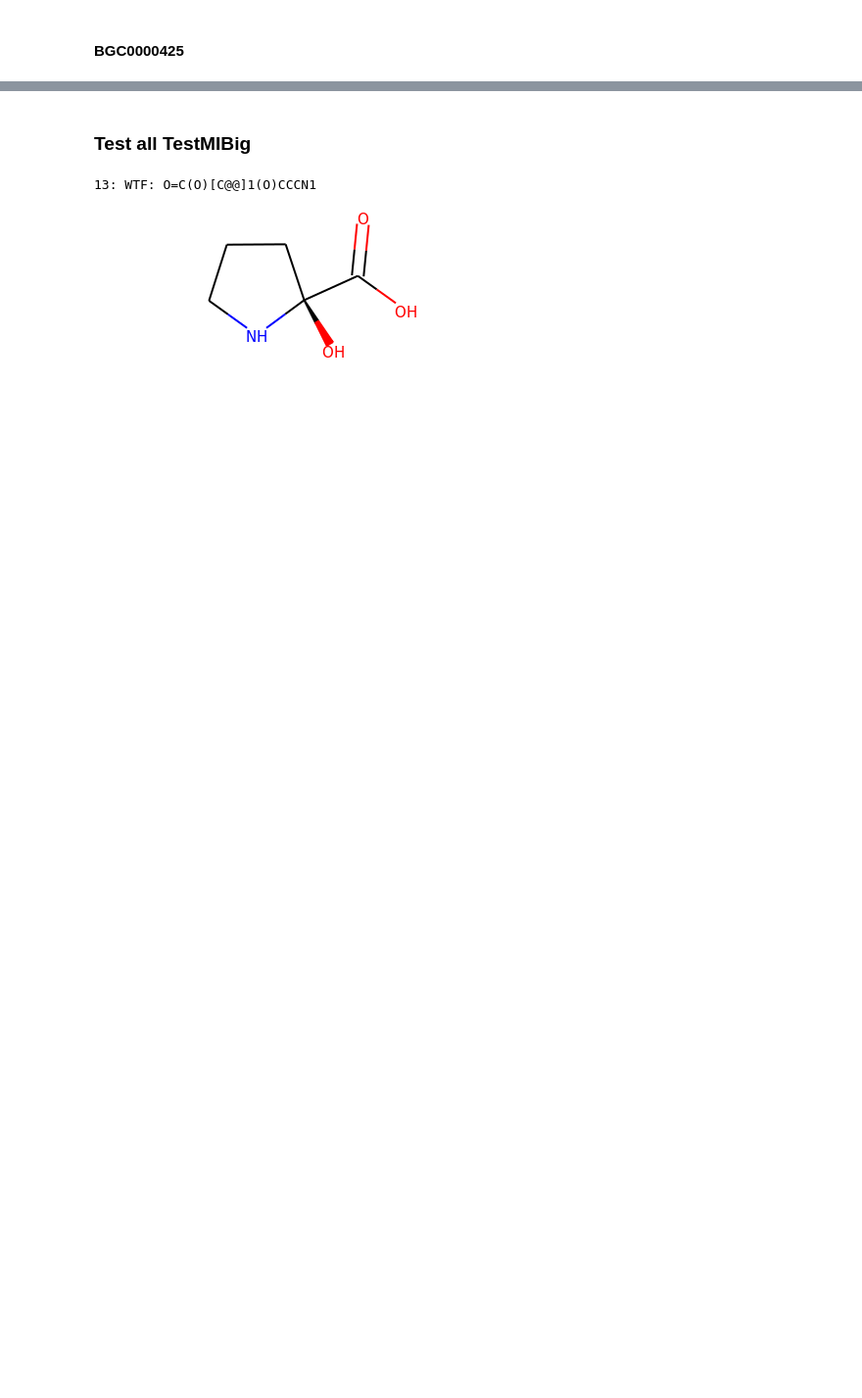
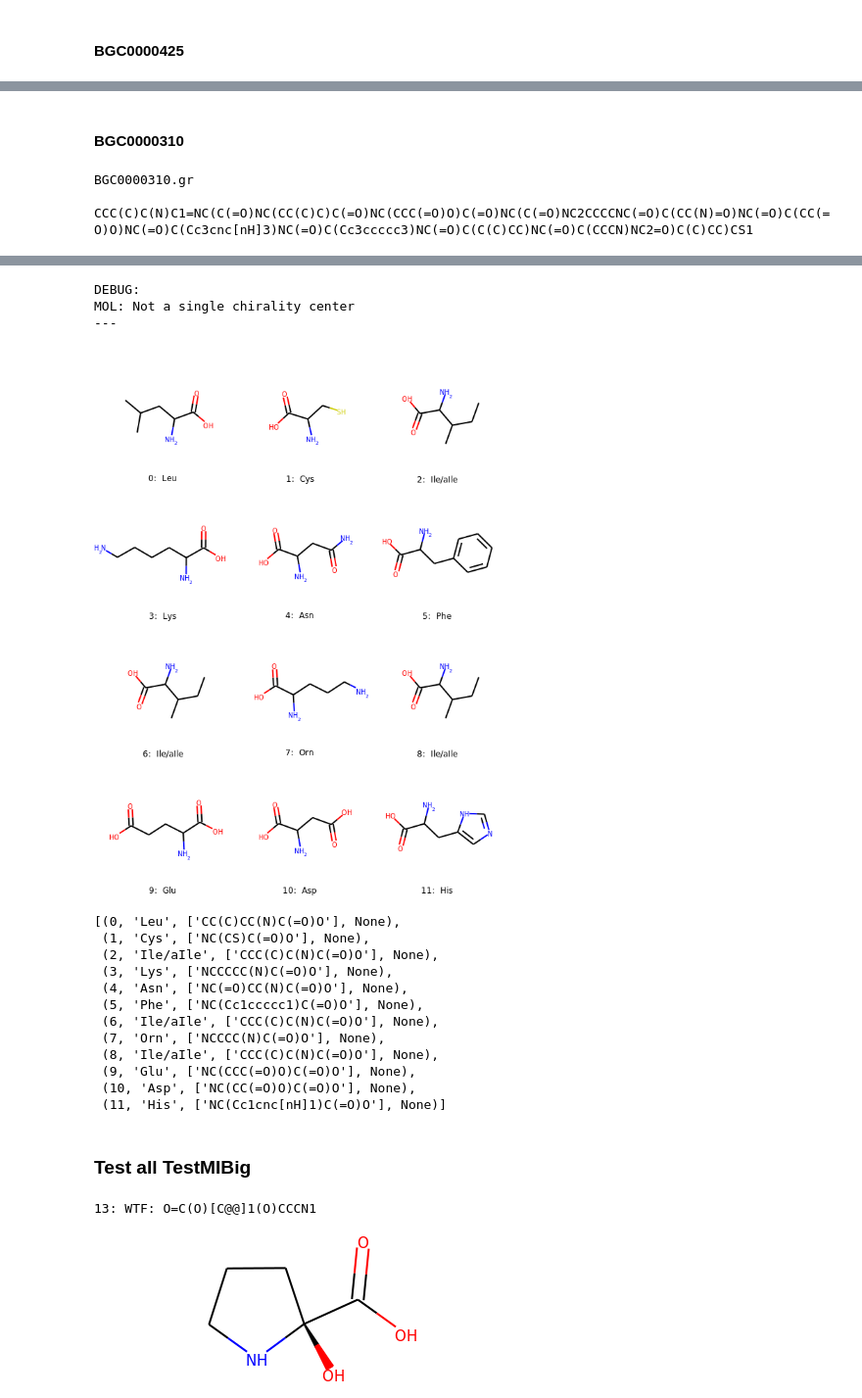
Before and after one commit to ablab/nerpa, a Jupyter notebook: scripts/DL-isomers.ipynb, the cells around one changed output, grey strips where cells are left out. Shown at 98% size. Cells and saved outputs as stored; diff of their text form; code cells hidden in the pictures; blank space fills up the shorter version.

```diff
--- a/scripts/DL-isomers.ipynb
+++ b/scripts/DL-isomers.ipynb
@@ -451,0 +459,9 @@ DEBUG:
+# %% [markdown]
+#### BGC0000310
+# %%
+BGC = 'BGC0000310'
+test_for_bgc(BGC, bgc_to_idx)
+# %% [output]
+BGC0000310.gr
+
+CCC(C)C(N)C1=NC(C(=O)NC(CC(C)C)C(=O)NC(CCC(=O)O)C(=O)NC(C(=O)NC2CCCCNC(=O)C(CC(N)=O)NC(=O)C(CC(=O)O)NC(=O)C(Cc3cnc[nH]3)NC(=O)C(Cc3ccccc3)NC(=O)C(C(C)CC)NC(=O)C(CCCN)NC2=O)C(C)CC)CS1
@@ -452,3 +469,19 @@ DEBUG:
+DEBUG:
+MOL: Not a single chirality center
+---
+[figure, added]
+[(0, 'Leu', ['CC(C)CC(N)C(=O)O'], None),
+ (1, 'Cys', ['NC(CS)C(=O)O'], None),
+ (2, 'Ile/aIle', ['CCC(C)C(N)C(=O)O'], None),
+ (3, 'Lys', ['NCCCCC(N)C(=O)O'], None),
+ (4, 'Asn', ['NC(=O)CC(N)C(=O)O'], None),
+ (5, 'Phe', ['NC(Cc1ccccc1)C(=O)O'], None),
+ (6, 'Ile/aIle', ['CCC(C)C(N)C(=O)O'], None),
+ (7, 'Orn', ['NCCCC(N)C(=O)O'], None),
+ (8, 'Ile/aIle', ['CCC(C)C(N)C(=O)O'], None),
+ (9, 'Glu', ['NC(CCC(=O)O)C(=O)O'], None),
+ (10, 'Asp', ['NC(CC(=O)O)C(=O)O'], None),
+ (11, 'His', ['NC(Cc1cnc[nH]1)C(=O)O'], None)]
 # %% [markdown]
 ### Test all TestMIBig
 # %%
```
Also changed, not shown: parts of 11 cells of this notebook, 1 other file.
